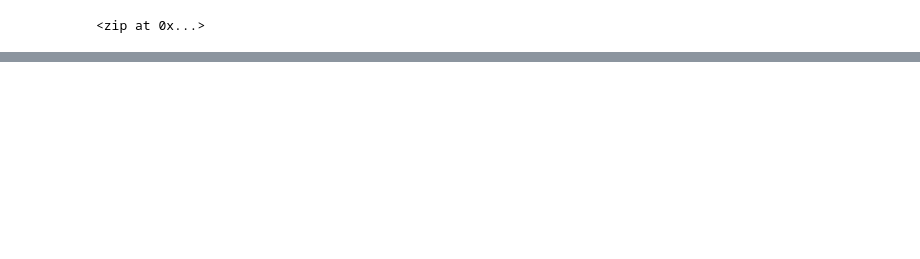
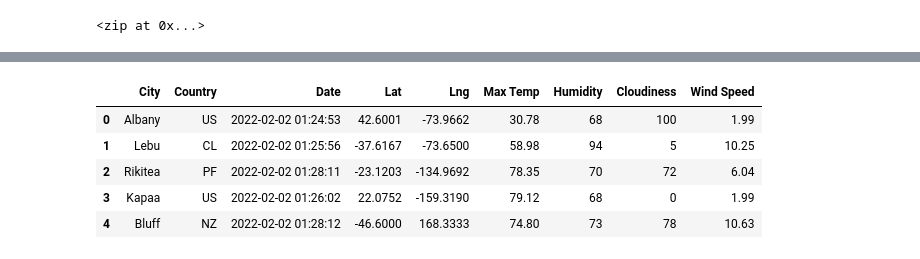
Before and after one commit to schriste6/World_Weather_Analysis, a Jupyter notebook: WeatherPy.ipynb, the cells around one changed output, grey strips where cells are left out. Cells and saved outputs as stored; diff of their text form; code cells hidden in the pictures; blank space fills up the shorter version.

```diff
--- a/WeatherPy.ipynb
+++ b/WeatherPy.ipynb
@@ -33,0 +151,9 @@ len(cities)
+# %%
+city_data_df.head()
+# %% [output]
+|  | City | Country | Date | Lat | Lng | Max Temp | Humidity | Cloudiness | Wind Speed |
+| 0 | Albany | US | 2022-02-02 01:24:53 | 42.6001 | -73.9662 | 30.78 | 68 | 100 | 1.99 |
+| 1 | Lebu | CL | 2022-02-02 01:25:56 | -37.6167 | -73.6500 | 58.98 | 94 | 5 | 10.25 |
+| 2 | Rikitea | PF | 2022-02-02 01:28:11 | -23.1203 | -134.9692 | 78.35 | 70 | 72 | 6.04 |
+| 3 | Kapaa | US | 2022-02-02 01:26:02 | 22.0752 | -159.3190 | 79.12 | 68 | 0 | 1.99 |
+| 4 | Bluff | NZ | 2022-02-02 01:28:12 | -46.6000 | 168.3333 | 74.80 | 73 | 78 | 10.63 |
```
Also changed, not shown: parts of 10 cells of this notebook, 2 other files.
